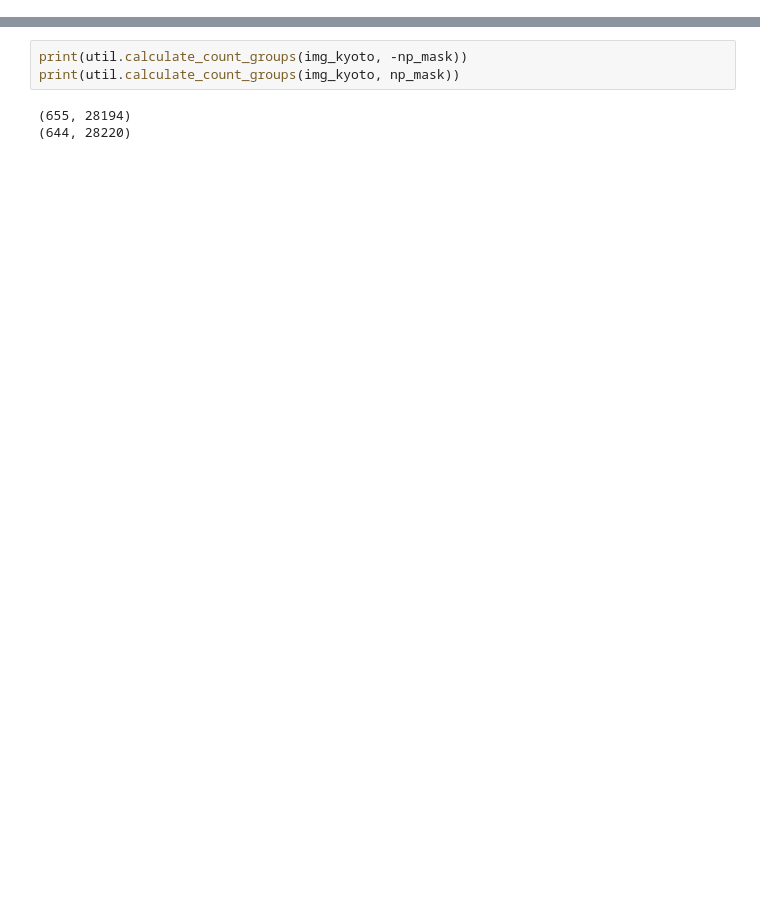
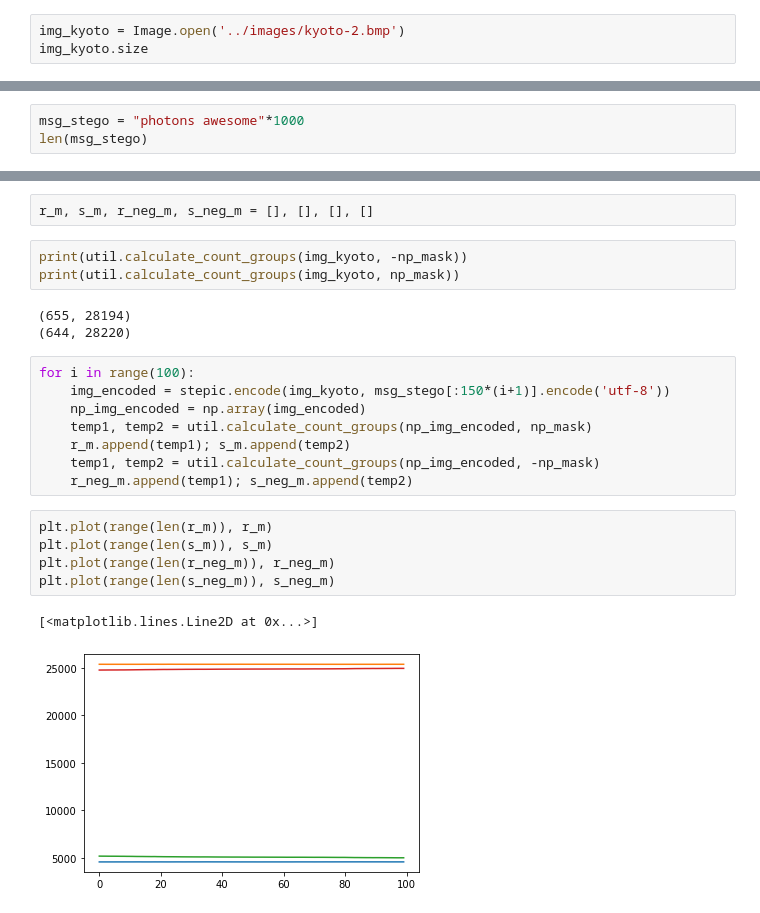
Before and after one commit to ShivaniH/RS_Steganalysis, a Jupyter notebook: src/Project-Part1.ipynb, the cells around one changed output, grey strips where cells are left out. Drawn from its saved outputs; the diff is of its cells as text; blank space fills up the shorter version.

```diff
--- a/src/Project-Part1.ipynb
+++ b/src/Project-Part1.ipynb
@@ -12,3 +14,6 @@ img_kyoto = cv2.cvtColor(cv2.imread("../images/kyoto-2.bmp"), cv2.COLOR_BGR2GRAY
 img_kyoto.shape
 # %% [output]
 (300, 400)
+# %%
+img_kyoto = Image.open('../images/kyoto-2.bmp')
+img_kyoto.size
@@ -78,0 +88,3 @@ Flipped version
+# %%
+msg_stego = "photons awesome"*1000
+len(msg_stego)
@@ -79,8 +93,26 @@ Flipped version
 # %% [markdown]
 Experimentation
+# %%
+r_m, s_m, r_neg_m, s_neg_m = [], [], [], []
 # %%
 print(util.calculate_count_groups(img_kyoto, -np_mask))
 print(util.calculate_count_groups(img_kyoto, np_mask))
 # %% [output]
 (655, 28194)
 (644, 28220)
+# %%
+for i in range(100):
+    img_encoded = stepic.encode(img_kyoto, msg_stego[:150*(i+1)].encode('utf-8'))
+    np_img_encoded = np.array(img_encoded)
+    temp1, temp2 = util.calculate_count_groups(np_img_encoded, np_mask)
+    r_m.append(temp1); s_m.append(temp2)
+    temp1, temp2 = util.calculate_count_groups(np_img_encoded, -np_mask)
+    r_neg_m.append(temp1); s_neg_m.append(temp2)
+# %%
+plt.plot(range(len(r_m)), r_m)
+plt.plot(range(len(s_m)), s_m)
+plt.plot(range(len(r_neg_m)), r_neg_m)
+plt.plot(range(len(s_neg_m)), s_neg_m)
+# %% [output]
+[<matplotlib.lines.Line2D at 0x...>]
+[figure, added]
```
Also changed, not shown: parts of 4 cells of this notebook, 1 other file.
